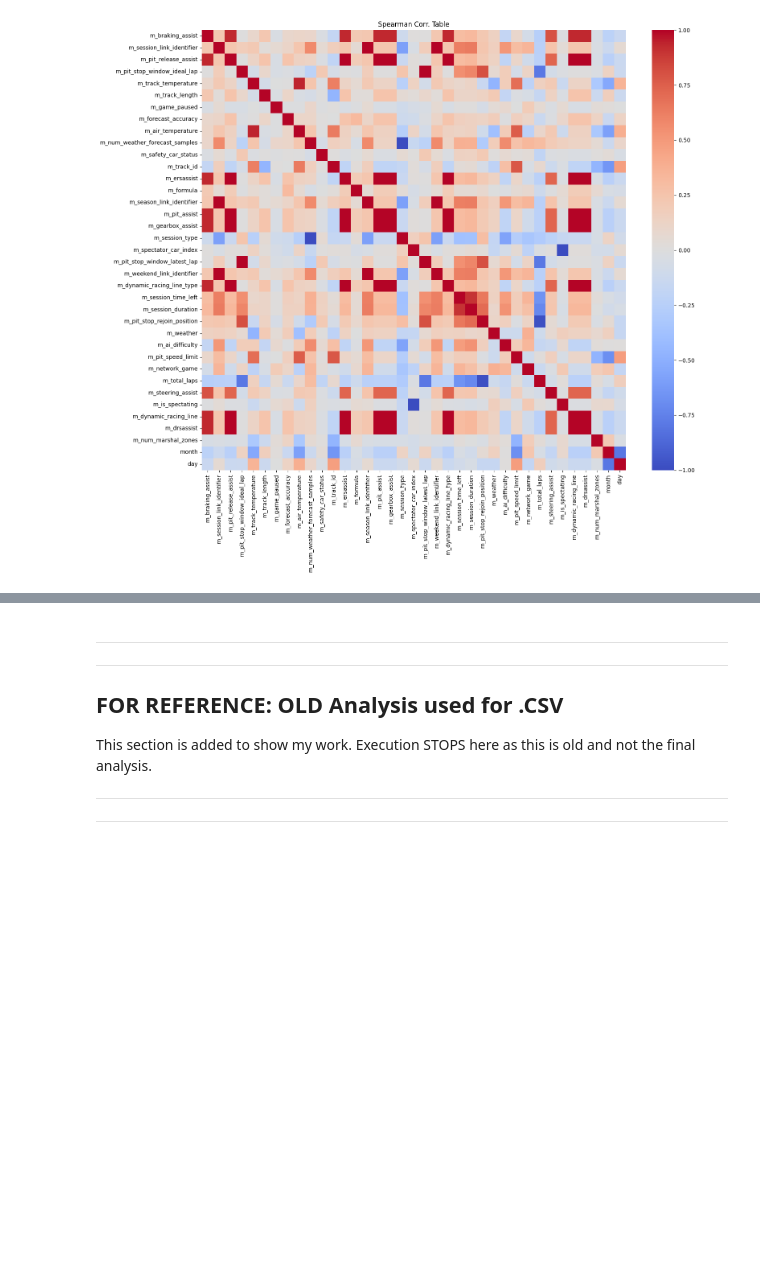
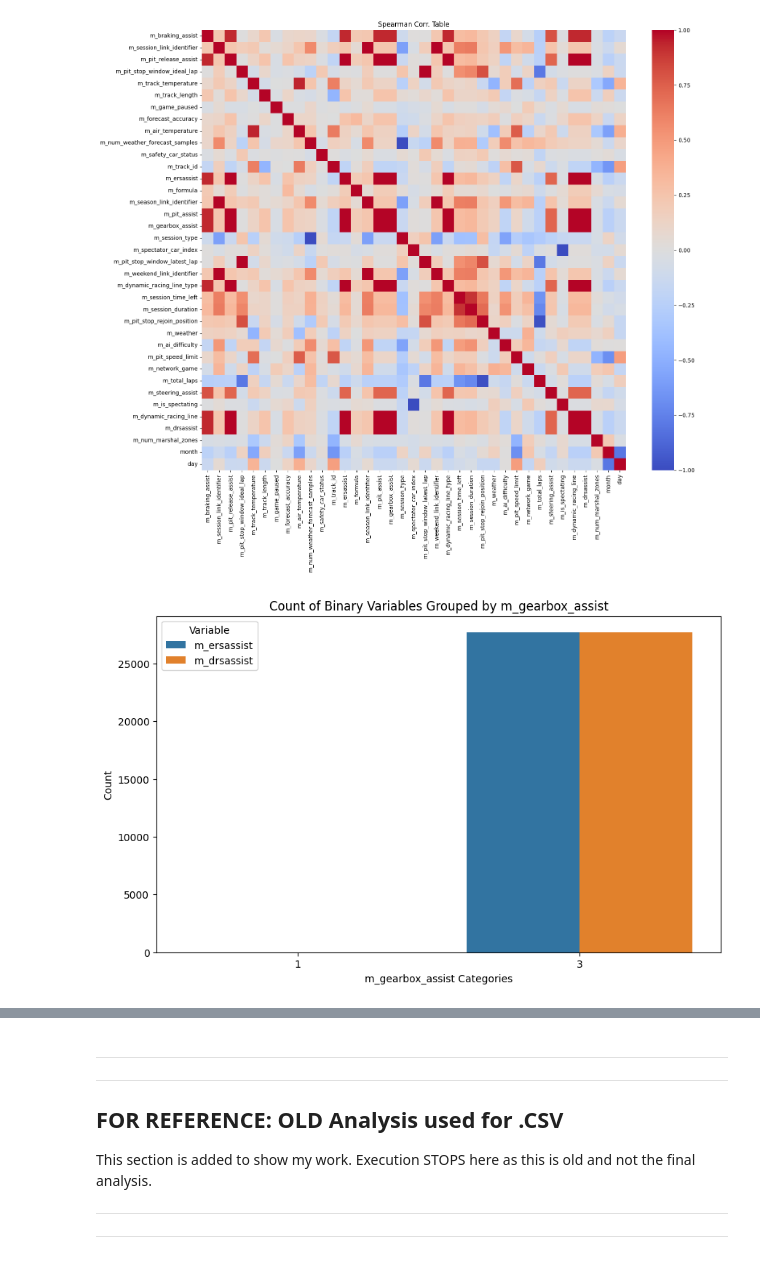
Before and after one commit to omanar1/usable_ai, a Jupyter notebook: Homework/HW5_assignment_m05_eda_Ricardo OMANA.ipynb, the cells around one changed output, grey strips where cells are left out. Cells and saved outputs as stored; diff of their text form; code cells hidden in the pictures; blank space fills up the shorter version.

```diff
--- a/Homework/HW5_assignment_m05_eda_Ricardo OMANA.ipynb
+++ b/Homework/HW5_assignment_m05_eda_Ricardo OMANA.ipynb
@@ -1844,0 +1871,17 @@ plt.show()
+# %%
+df_grouped = df_weather.groupby('m_gearbox_assist')[['m_ersassist', 'm_drsassist']].sum().reset_index()
+
+# Melt for seaborn compatibility
+df_melted = df_grouped.melt(id_vars='m_gearbox_assist', var_name='Variable', value_name='Count')
+
+# Plot
+plt.figure(figsize=(10, 6))
+sns.barplot(data=df_melted, x='m_gearbox_assist', y='Count', hue='Variable')
+
+plt.xlabel('m_gearbox_assist Categories')
+plt.ylabel('Count')
+plt.title('Count of Binary Variables Grouped by m_gearbox_assist')
+plt.legend(title='Variable')
+plt.show()
+# %% [output]
+[figure, added]
```
Also changed, not shown: parts of 11 cells of this notebook.
